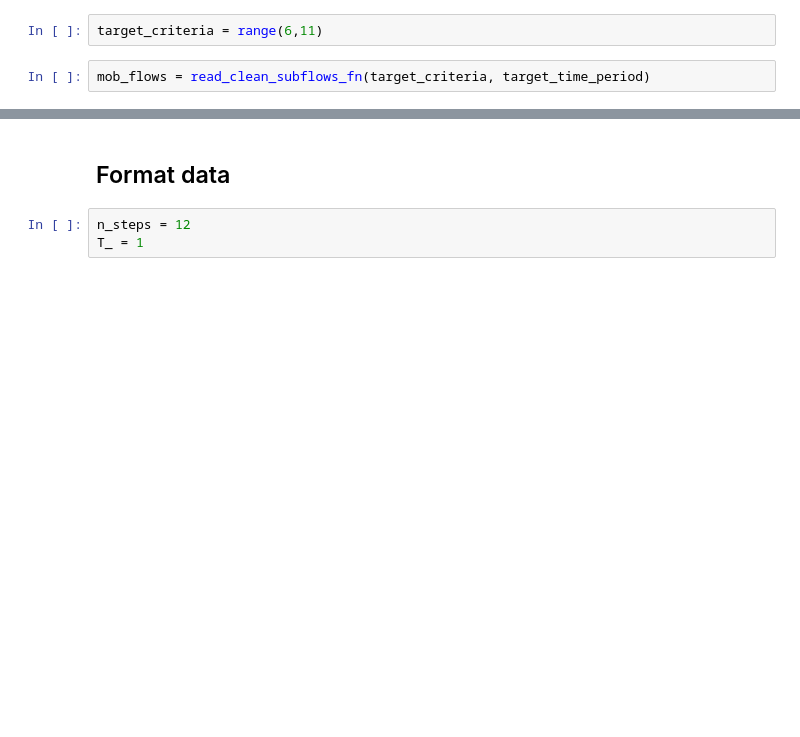
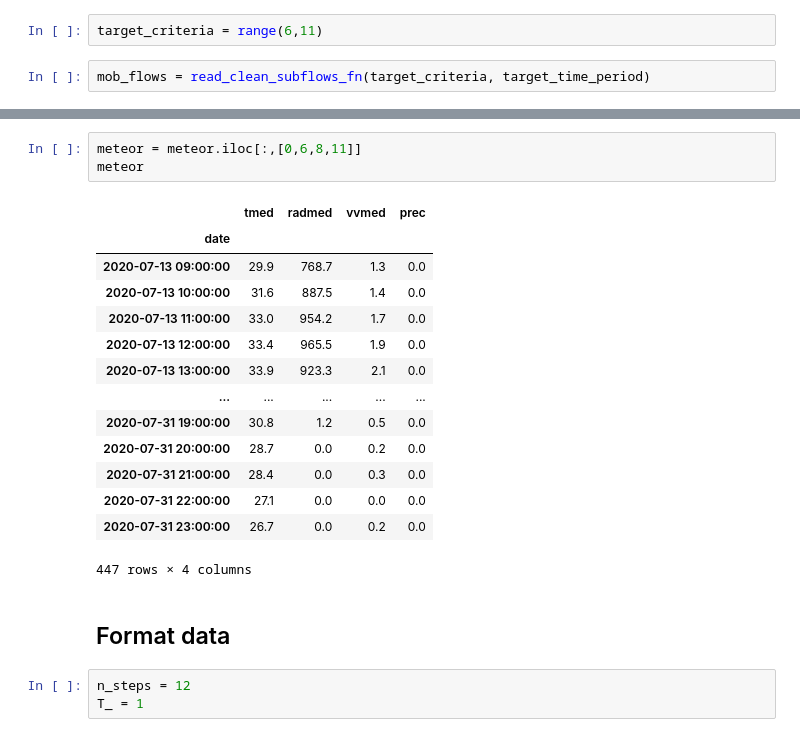
Before and after one commit to fterroso/mobility_murcia_umu_ucam, a Jupyter notebook: 06_prediction_with_DNN.ipynb, the cells around one changed output, grey strips where cells are left out. Cells and saved outputs as stored; diff of their text form; blank space fills up the shorter version.

```diff
--- a/06_prediction_with_DNN.ipynb
+++ b/06_prediction_with_DNN.ipynb
@@ -61,3 +84,21 @@ mob_flows = read_clean_subflows_fn(target_criteria, target_time_period)
+# %%
+meteor = meteor.iloc[:,[0,6,8,11]]
+meteor
+# %% [output]
+|  | tmed | radmed | vvmed | prec |
+| date |  |  |  |  |
+| 2020-07-13 09:00:00 | 29.9 | 768.7 | 1.3 | 0.0 |
+| 2020-07-13 10:00:00 | 31.6 | 887.5 | 1.4 | 0.0 |
+| 2020-07-13 11:00:00 | 33.0 | 954.2 | 1.7 | 0.0 |
+| 2020-07-13 12:00:00 | 33.4 | 965.5 | 1.9 | 0.0 |
+| 2020-07-13 13:00:00 | 33.9 | 923.3 | 2.1 | 0.0 |
+| ... | ... | ... | ... | ... |
+| 2020-07-31 19:00:00 | 30.8 | 1.2 | 0.5 | 0.0 |
+| 2020-07-31 20:00:00 | 28.7 | 0.0 | 0.2 | 0.0 |
+| 2020-07-31 21:00:00 | 28.4 | 0.0 | 0.3 | 0.0 |
+| 2020-07-31 22:00:00 | 27.1 | 0.0 | 0.0 | 0.0 |
+| 2020-07-31 23:00:00 | 26.7 | 0.0 | 0.2 | 0.0 |
+447 rows × 4 columns
 # %% [markdown]
 ## Format data
 # %%
```
Also changed, not shown: parts of 18 cells of this notebook.
